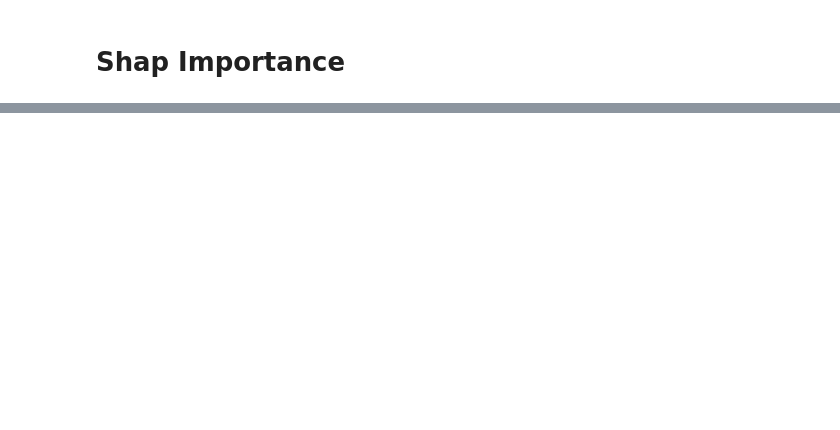
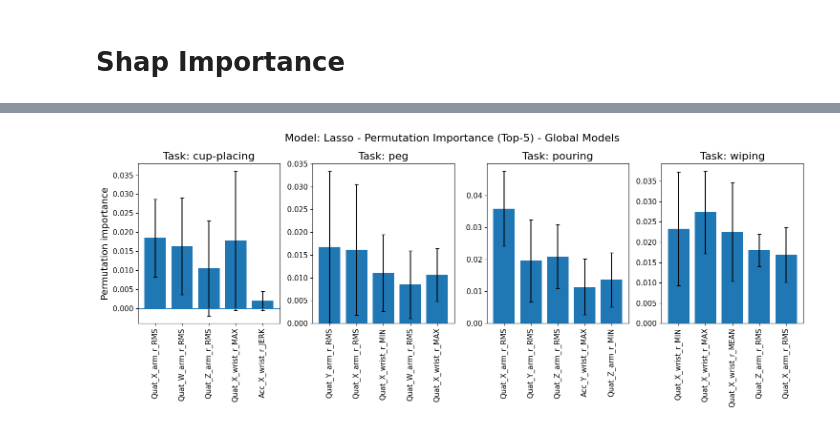
Before and after one commit to elana-caire/IMU-compensatory-movement-detection, a Jupyter notebook: notebooks/3_explore_results.ipynb, the cells around one changed output, grey strips where cells are left out. Cells and saved outputs as stored; diff of their text form; code cells hidden in the pictures; blank space fills up the shorter version.

Commit message:
updated with global models

```diff
--- a/notebooks/3_explore_results.ipynb
+++ b/notebooks/3_explore_results.ipynb
@@ -648,0 +680,10 @@ Direction comes from a beeswarm plot or from mean SHAP (signed), not mean |SHAP|
+# %%
+# ----------------- CONFIG -----------------
+FIG_W, FIG_H = 15, 6
+TITLE_FONTSIZE  = 14
+LABEL_FONTSIZE  = 12
+TICK_FONTSIZE   = 10
+LEGEND_FONTSIZE = 11
+# %%
+from pathlib import Path
+SHAP_DIR = Path(r"C:\Users\giusy\OneDrive\Desktop\AI_Healtcare\IMU-compensatory-movement-detection\Data\ModelsFinalGlobal\Global_CV_Explainability_bestcfg\shap")
@@ -648,0 +992,84 @@ Direction comes from a beeswarm plot or from mean SHAP (signed), not mean |SHAP|
+# %%
+PERM_DIR = Path(r"C:\Users\giusy\OneDrive\Desktop\AI_Healtcare\IMU-compensatory-movement-detection\Data\ModelsFinalGlobal\Global_CV_Explainability_bestcfg\perm")
+# %%
+MODEL_NAME_FILE = "LASSO_LR"
+name_for_title = "Lasso"
+
+# ----------------- LOAD FILE -----------------
+f_eval = os.path.join(PERM_DIR, f"perm_all_tasks_{MODEL_NAME_FILE}_best_per_fold_evalTask.csv")
+if not os.path.exists(f_eval):
+    raise FileNotFoundError(f"Missing:\n  {f_eval}")
+
+df_eval = pd.read_csv(f_eval)
+
+group_col    = pick_group_col(df_eval)
+eval_task_col = pick_eval_task_col(df_eval)
+
+# first 4 columns = tasks, last = all_tasks
+tasks_found = list(pd.unique(df_eval[eval_task_col]))
+tasks_first4 = [t for t in preferred_tasks if t in tasks_found]
+if len(tasks_first4) < 4:
+    rest = [t for t in sorted(tasks_found) if t not in tasks_first4 and t != "all_tasks"]
+    tasks_first4 = (tasks_first4 + rest)[:4]
+tasks = tasks_first4 + ["all_tasks"]
+
+
+# ----------------- PLOT (mean ± std across folds) -----------------
+fig, axes = plt.subplots(1, N_COLS, figsize=(FIG_W, FIG_H), sharey=False)
+
+for ax, task_name in zip(axes, tasks):
+
+    df_t = df_eval[df_eval[eval_task_col] == task_name].copy()
+    title = "all_tasks (global model)" if task_name == "all_tasks" else f"Task: {task_name}"
+
+    if df_t.empty:
+        ax.set_title(title, fontsize=TITLE_FONTSIZE)
+        ax.axis("off")
+        ax.text(0.5, 0.5, "missing", ha="center", va="center",
+                fontsize=LABEL_FONTSIZE, transform=ax.transAxes)
+        continue
+
+    # per-(fold,feature) value (in case of duplicates, average them)
+    df_ff = (
+        df_t.groupby([group_col, "feature"], as_index=False)["perm_importance_mean"]
+            .mean()
+    )
+
+    # Robust Top-K: median across folds
+    feat_rank = (
+        df_ff.groupby("feature")["perm_importance_mean"]
+             .median()
+             .sort_values(ascending=False)
+    )
+    top_feats = feat_rank.head(TOPK).index.tolist()
+
+    df_top = df_ff[df_ff["feature"].isin(top_feats)].copy()
+
+    # mean ± std across folds for each feature
+    df_ms = (
+        df_top.groupby("feature")["perm_importance_mean"]
+              .agg(["mean", "std"])
+              .reindex(top_feats)   # keep the TopK order
+              .reset_index()
+              .rename(columns={"mean": "perm_mean", "std": "perm_std"})
+    )
+
+    x = np.arange(len(top_feats))
+    means = df_ms["perm_mean"].to_numpy()
+    stds  = df_ms["perm_std"].fillna(0).to_numpy()
+
+    ax.bar(x, means, yerr=stds, capsize=3)
+    ax.axhline(0.0, linewidth=1.0)
+
+    ax.set_title(title, fontsize=TITLE_FONTSIZE)
+    ax.set_xticks(x)
+    ax.set_xticklabels(top_feats, rotation=90, fontsize=TICK_FONTSIZE)
+    ax.tick_params(axis="y", labelsize=TICK_FONTSIZE)
+
+axes[0].set_ylabel("Permutation importance", fontsize=LABEL_FONTSIZE)
+
+plt.suptitle(f"Model: {name_for_title} - Permutation Importance (Top-{TOPK}) - Global Models", fontsize=TITLE_FONTSIZE)
+plt.tight_layout()
+plt.show()
+# %% [output]
+[figure, added]
```
Also changed, not shown: parts of 19 cells of this notebook, 17 other files.
